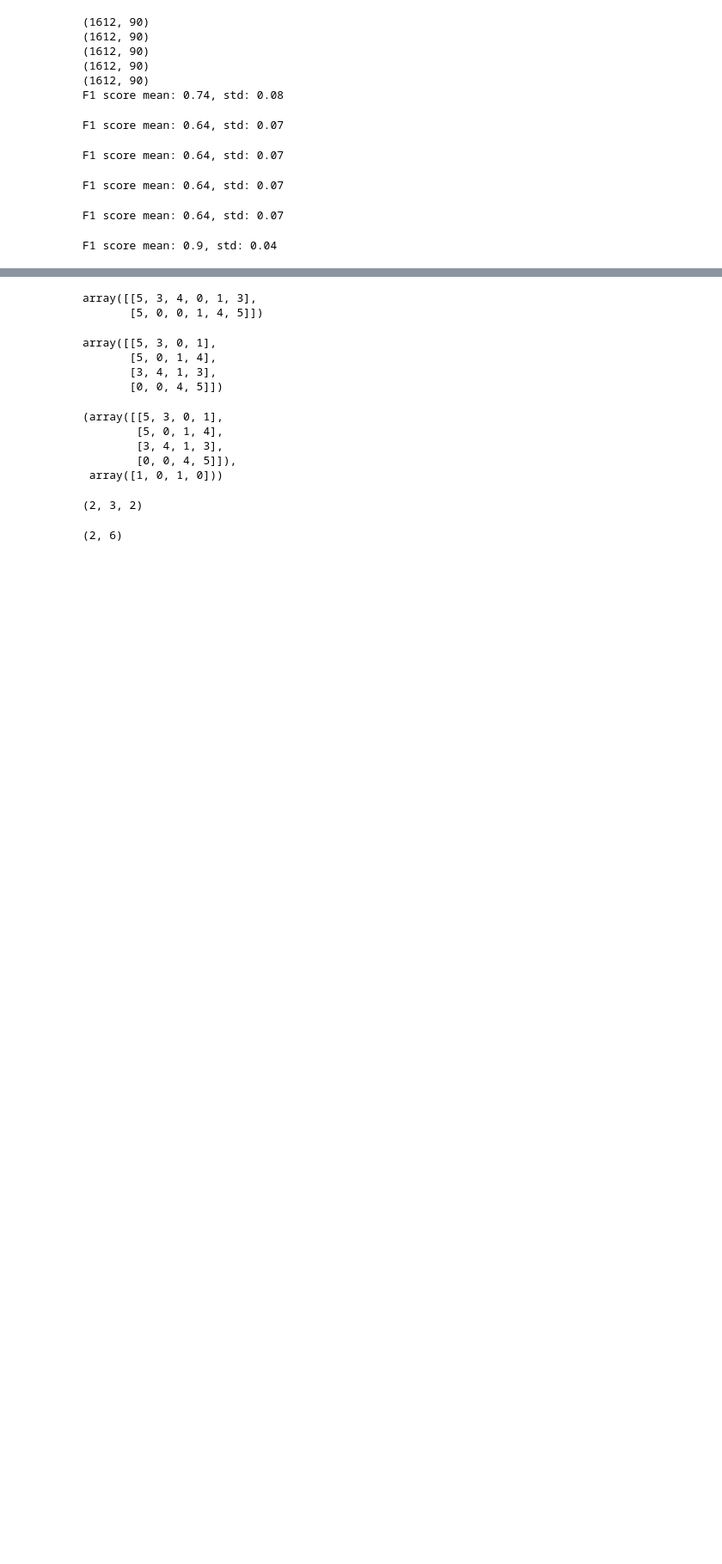
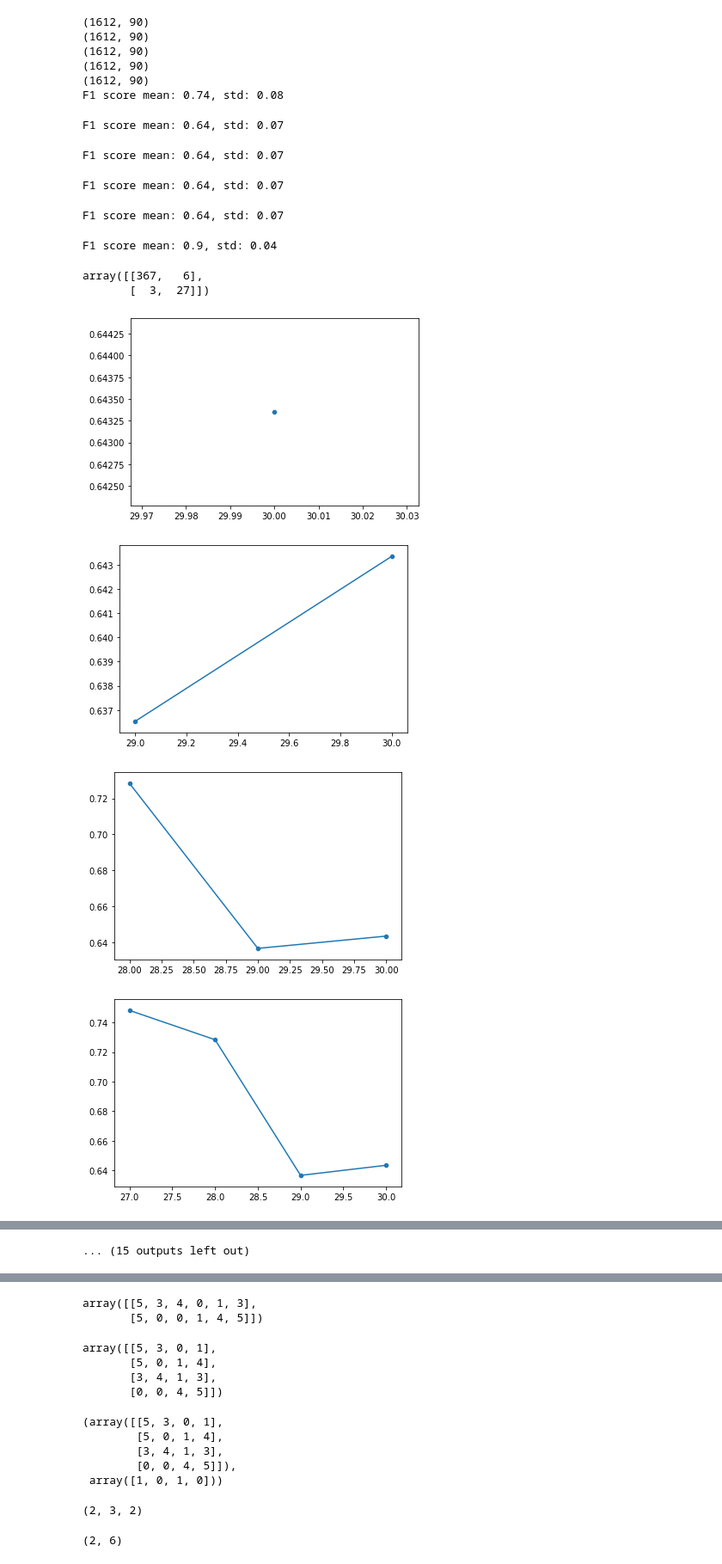
Before and after one commit to kilianovski/study, a Jupyter notebook: small_projects/activity_classification_accelerometer/split_to_frames_binary.ipynb, the cells around one changed output, grey strips where cells are left out. Shown at 86% size. Drawn from its saved outputs; the diff is of its cells as text; code cells hidden in the pictures; blank space fills up the shorter version.

Commit message:
Plot performance with respect to window size

```diff
--- a/small_projects/activity_classification_accelerometer/split_to_frames_binary.ipynb
+++ b/small_projects/activity_classification_accelerometer/split_to_frames_binary.ipynb
@@ -629,3 +630,57 @@ for train_ix, valid_ix in kfold.split(X, y):
 print(f'F1 score mean: {round(np.mean(f_scores), 2)}, std: {round(np.std(f_scores), 2)}')
 # %% [output]
 F1 score mean: 0.9, std: 0.04
+# %%
+confusion_matrix(y_pred, y_valid)
+# %% [output]
+array([[367,   6],
+       [  3,  27]])
+# %%
+def get_f_score_full(window_size):
+    threshold = .5
+    n_windows = FRAME_LENGTH - window_size + 1
+
+    X = df[[str(i) for i in range(90)] ]
+    y = df['is_stairs']
+
+    f_scores = []
+
+    for train_ix, valid_ix in kfold.split(X, y):
+        X_train, X_valid = X.loc[train_ix], X.loc[valid_ix]
+        y_train, y_valid = y.loc[train_ix], y.loc[valid_ix]
+
+        ts_frames = assemble_ts_parts(X_train)
+        X_train_extended = split_frames_to_windows(ts_frames, window_size=window_size)
+        X_train_extended = X_train_extended.reshape(len(X_train_extended), -1)
+        y_train_extended = np.tile(y_train, n_windows)
+
+        cls = svm.SVC()
+        cls.fit(X_train_extended, y_train_extended)
+        X_valid_extended = assemble_ts_parts(X_valid)
+        X_valid_extended = split_frames_to_windows(X_valid_extended, window_size=window_size)
+        X_valid_extended = X_valid_extended.reshape(len(X_valid_extended), -1)
+
+        y_pred_extended = cls.predict(X_valid_extended)
+        y_pred = fold_predictions(y_pred_extended, n_windows=n_windows)
+        y_pred = y_pred > threshold
+        f_scores.append(f1_score(y_valid, y_pred))
+
+    return np.mean(f_scores)
+# %%
+window_sizes = []
+f_scores_cv = []
+
+for window_size in tqdm(np.arange(30, 3, -1)):
+    f_scores_cv.append(get_f_score_full(window_size))
+    window_sizes.append(window_size)
+
+
+    plt.close()
+    sns.lineplot(x=window_sizes, y=f_scores_cv)
+    sns.scatterplot(x=window_sizes, y=f_scores_cv)
+    plt.pause(0.05)
+# %% [output]
+[figure, added]
+[figure, added]
+[figure, added]
+[figure, added]
@@ -631,0 +695 @@ F1 score mean: 0.9, std: 0.04
+... (15 outputs left out)
```
Also changed, not shown: parts of 3 cells of this notebook.
